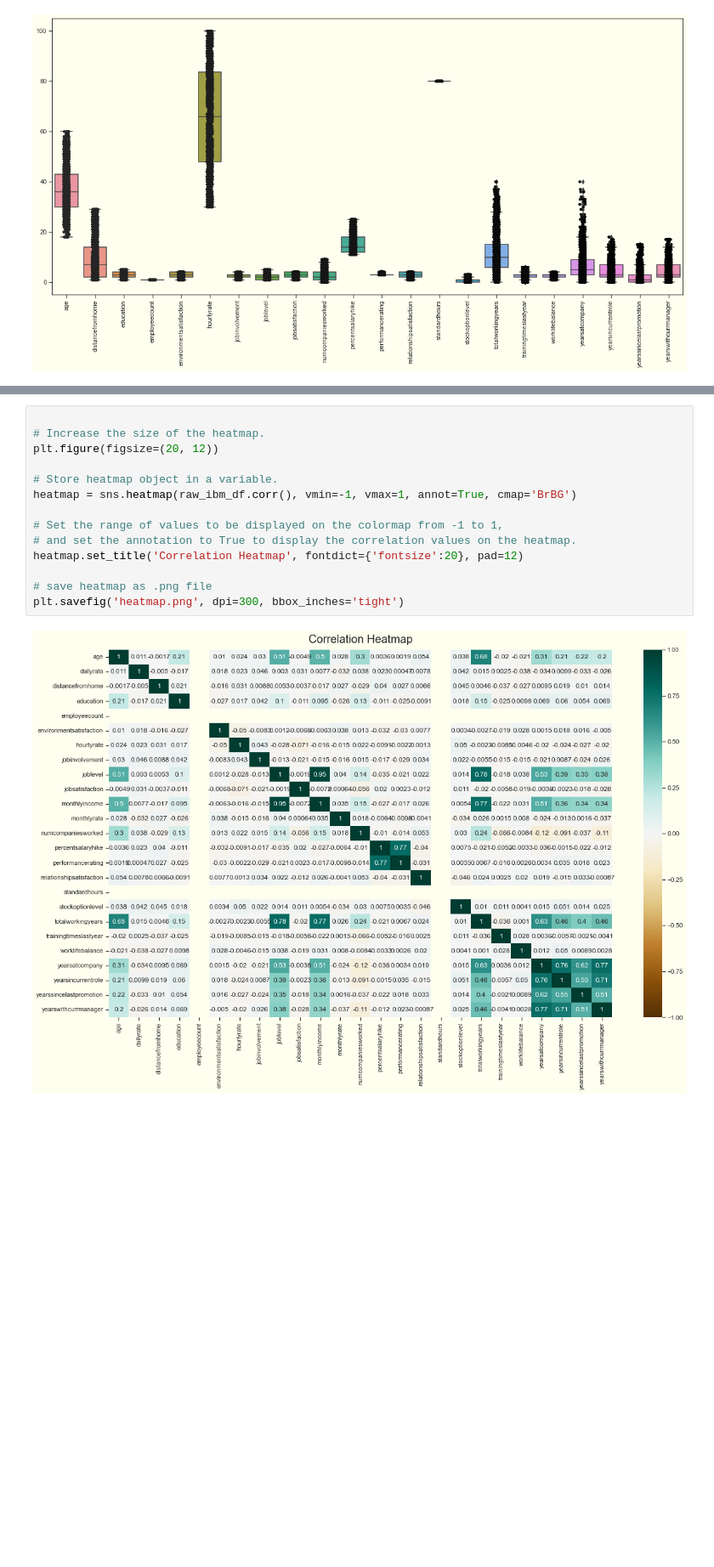
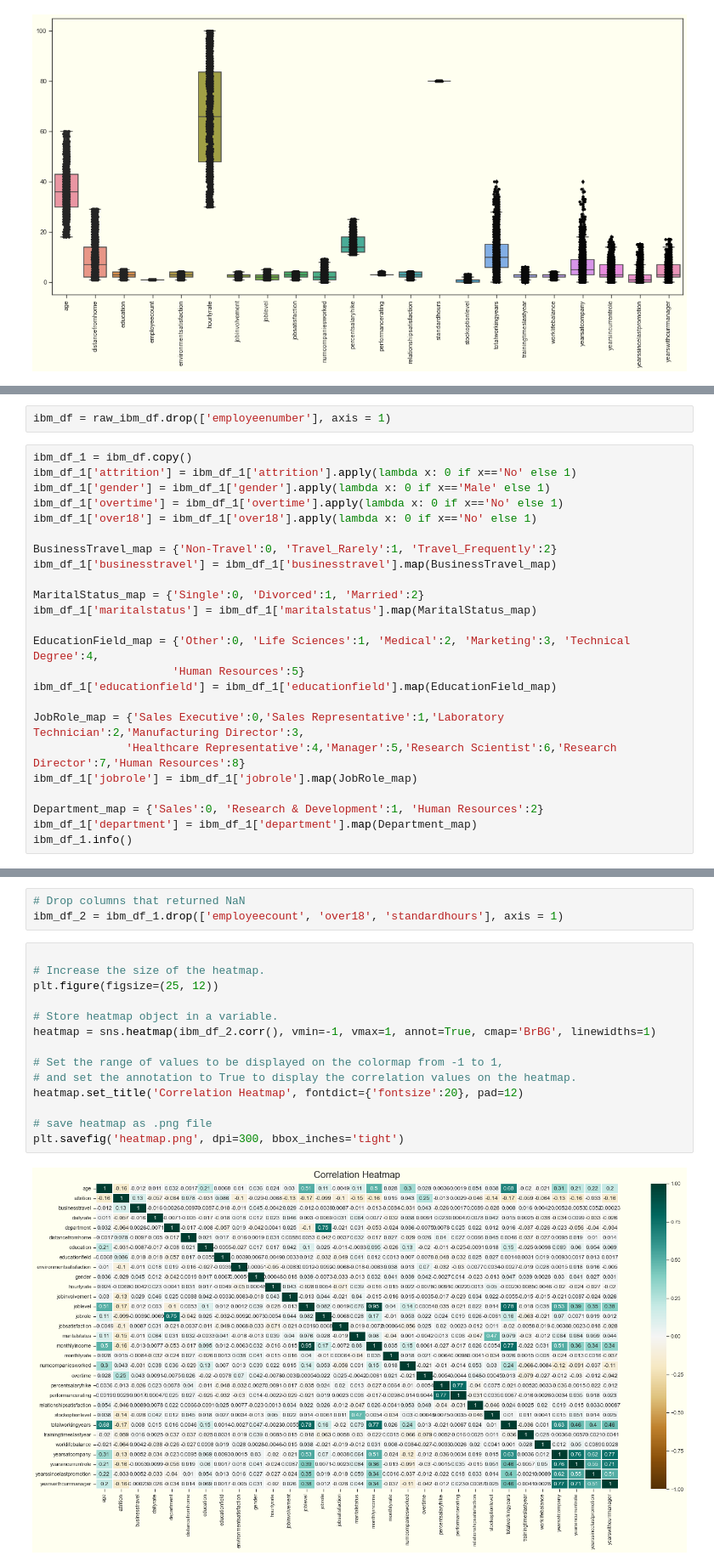
Before and after one commit to dalemunroe/project-4_group-2, a Jupyter notebook: project4_dm_sql.ipynb, the cells around one changed output, grey strips where cells are left out. Shown at 85% size. Saved outputs shown, nothing was run; the diff lists cells and outputs as text; blank space fills up the shorter version.

```diff
--- a/project4_dm_sql.ipynb
+++ b/project4_dm_sql.ipynb
@@ -268,0 +264,26 @@ raw_ibm_df.corr()
+# %%
+ibm_df = raw_ibm_df.drop(['employeenumber'], axis = 1)
+# %%
+ibm_df_1 = ibm_df.copy()
+ibm_df_1['attrition'] = ibm_df_1['attrition'].apply(lambda x: 0 if x=='No' else 1)
+ibm_df_1['gender'] = ibm_df_1['gender'].apply(lambda x: 0 if x=='Male' else 1)
+ibm_df_1['overtime'] = ibm_df_1['overtime'].apply(lambda x: 0 if x=='No' else 1)
+ibm_df_1['over18'] = ibm_df_1['over18'].apply(lambda x: 0 if x=='No' else 1)
+
+BusinessTravel_map = {'Non-Travel':0, 'Travel_Rarely':1, 'Travel_Frequently':2}
+ibm_df_1['businesstravel'] = ibm_df_1['businesstravel'].map(BusinessTravel_map)
+
+MaritalStatus_map = {'Single':0, 'Divorced':1, 'Married':2}
+ibm_df_1['maritalstatus'] = ibm_df_1['maritalstatus'].map(MaritalStatus_map)
+
+EducationField_map = {'Other':0, 'Life Sciences':1, 'Medical':2, 'Marketing':3, 'Technical Degree':4,
+                     'Human Resources':5}
+ibm_df_1['educationfield'] = ibm_df_1['educationfield'].map(EducationField_map)
+
+JobRole_map = {'Sales Executive':0,'Sales Representative':1,'Laboratory Technician':2,'Manufacturing Director':3,
+              'Healthcare Representative':4,'Manager':5,'Research Scientist':6,'Research Director':7,'Human Resources':8}
+ibm_df_1['jobrole'] = ibm_df_1['jobrole'].map(JobRole_map)
+
+Department_map = {'Sales':0, 'Research & Development':1, 'Human Resources':2}
+ibm_df_1['department'] = ibm_df_1['department'].map(Department_map)
+ibm_df_1.info()
@@ -269,16 +328,19 @@ raw_ibm_df.corr()
+# %%
+# Drop columns that returned NaN
+ibm_df_2 = ibm_df_1.drop(['employeecount', 'over18', 'standardhours'], axis = 1)
 # %%
 
 # Increase the size of the heatmap.
-plt.figure(figsize=(20, 12))
+plt.figure(figsize=(25, 12))
 
 # Store heatmap object in a variable.
-heatmap = sns.heatmap(raw_ibm_df.corr(), vmin=-1, vmax=1, annot=True, cmap='BrBG')
+heatmap = sns.heatmap(ibm_df_2.corr(), vmin=-1, vmax=1, annot=True, cmap='BrBG', linewidths=1)
 
 # Set the range of values to be displayed on the colormap from -1 to 1,
 # and set the annotation to True to display the correlation values on the heatmap.
 heatmap.set_title('Correlation Heatmap', fontdict={'fontsize':20}, pad=12)
 
 # save heatmap as .png file
 plt.savefig('heatmap.png', dpi=300, bbox_inches='tight')
 # %% [output]
-[figure, old version]
+[figure, new version]
```
Also changed, not shown: parts of 37 cells of this notebook, 1 other file.
